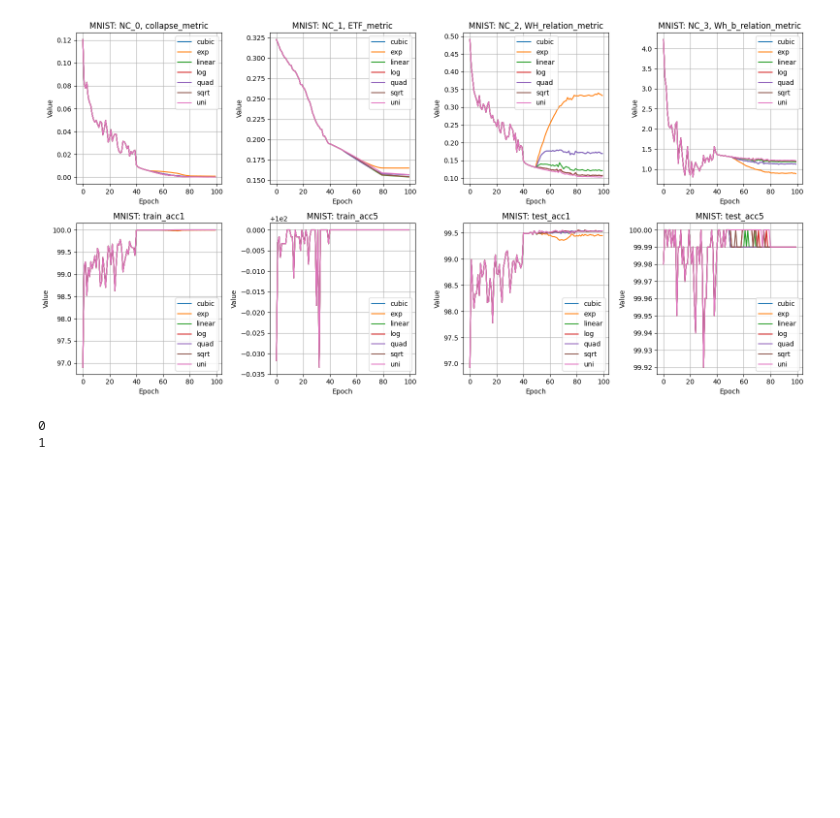
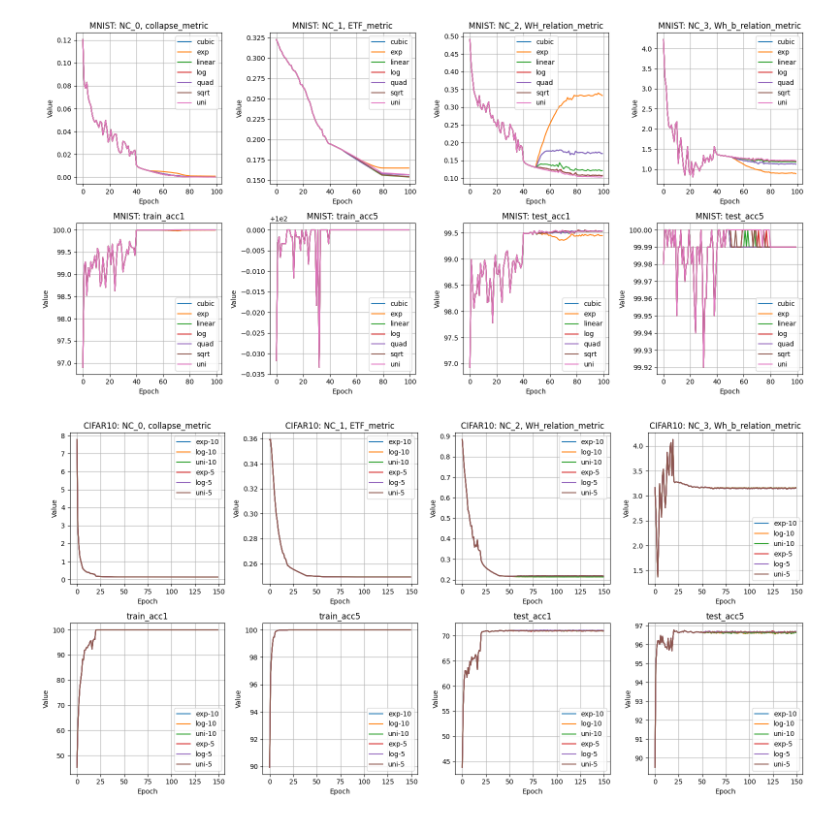
Before and after one commit to YX-S-Z/PO-NC, a Jupyter notebook: model_weights/plot_nc.ipynb, the cells around one changed output. Cells and saved outputs as stored; diff of their text form; code cells hidden in the pictures; blank space fills up the shorter version.

```diff
--- a/model_weights/plot_nc.ipynb
+++ b/model_weights/plot_nc.ipynb
@@ -129,9 +127,3 @@ fig.tight_layout()
 plt.show()
 # %% [output]
 [figure]
-# %%
-for i in range(2):
-    print(i)
-# %% [output]
-0
-1
@@ -137,0 +166,39 @@ for i in range(2):
+# %%
+fig, axs = plt.subplots(2, 4, figsize=(16, 8))
+name_list = ['collapse_metric', 'ETF_metric', 'WH_relation_metric', 'Wh_b_relation_metric', 'train_acc1', 'train_acc5', 'test_acc1', 'test_acc5']
+
+for j in range(2):
+    for i in range(4):
+        # Get the x y for plotting
+        x = range(len(cifar_10_exp_10[name_list[4*j+i]]))
+        y1 = cifar_10_exp_10[name_list[4*j+i]]
+        y2 = cifar_10_log_10[name_list[4*j+i]]
+        y3 = cifar_10_uni_10[name_list[4*j+i]]
+        y4 = cifar_10_exp_5[name_list[4*j+i]]
+        y5 = cifar_10_log_5[name_list[4*j+i]]
+        y6 = cifar_10_uni_5[name_list[4*j+i]]
+
+        # Plot the subfigures
+        axs[j,i].plot(x, y1, label='exp-10')
+        axs[j,i].plot(x, y2, label='log-10')
+        axs[j,i].plot(x, y3, label='uni-10')
+        axs[j,i].plot(x, y4, label='exp-5')
+        axs[j,i].plot(x, y5, label='log-5')
+        axs[j,i].plot(x, y6, label='uni-5')
+
+        # Set legend and title
+        if j==0:
+            axs[j,i].set_title('CIFAR10: NC_{}, {}'.format(i,name_list[i]))
+        else:
+            axs[j,i].set_title('{}'.format(name_list[4*j+i]))
+        axs[j,i].set_xlabel('Epoch')
+        axs[j,i].set_ylabel('Value')
+        axs[j,i].legend()
+        axs[j,i].grid()
+# Adjust the spacing between subplots
+fig.tight_layout()
+
+# Show the plot
+plt.show()
+# %% [output]
+[figure, added]
```
Also changed, not shown: parts of 3 cells of this notebook, 4 other files.
